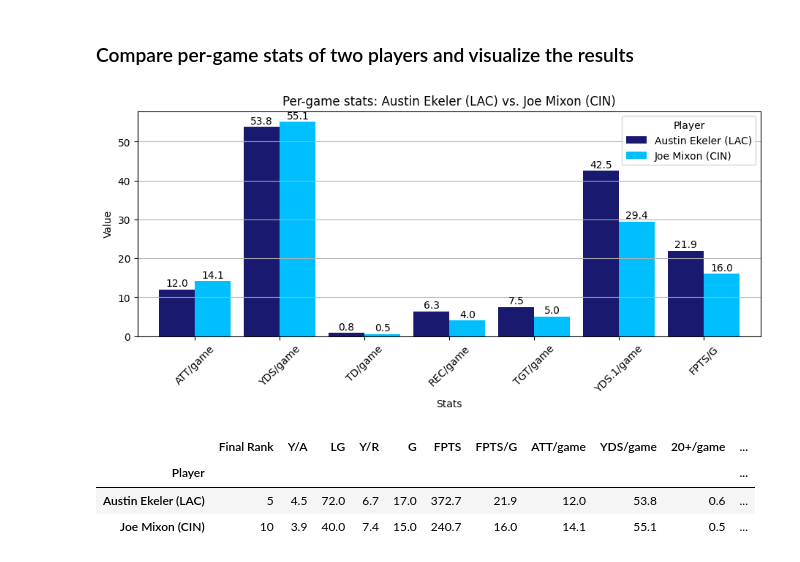
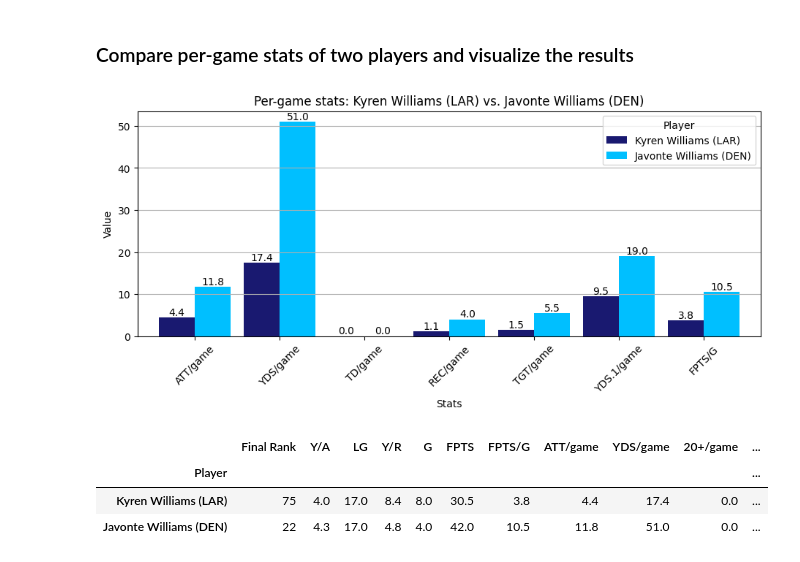
Before and after one commit to meltangonan/fantasy-football, a Jupyter notebook: RB Model.ipynb, the cells around one changed output. Saved outputs shown, nothing was run; the diff lists cells and outputs as text; code cells hidden in the pictures.

Commit message:
input functionality, search by first and/or last name

```diff
--- a/RB Model.ipynb
+++ b/RB Model.ipynb
@@ -316,45 +316,48 @@ player1 = input("Enter player 1 name")
 player2 = input("Enter player 2 name")
 
 # Extract and reorder rows for the two specified players
-players = df[df['Player'].isin([player1, player2])]
+# Filter rows where the 'Player' column contains the names entered by the user
+players = df[df['Player'].str.contains(player1) | df['Player'].str.contains(player2)]
 players.set_index('Player', inplace=True)
-players = players.reindex([player1, player2])
+player1_match = players.index[0] if player1 in players.index[0] else players.index[1]
+player2_match = players.index[1] if player2 in players.index[1] else players.index[0]
+players = players.reindex([player1_match, player2_match])
 
 # Define columns to be compared
 compare_columns = [col.replace('_weighted', '') for col in avg]
 
 # Define a function to compare per-game stats of two players
 def compare(player1, player2):
 
     # Plot the data
     chart = players[compare_columns].T.plot(kind='bar',
                                             color=['midnightblue', 'deepskyblue'],
                                             width=0.85,
                                             figsize=(11,4))
 
     # Format chart
     plt.title(f'Per-game stats: {player1} vs. {player2}')
     plt.xlabel('Stats')
     plt.ylabel('Value')
     plt.grid(axis='y')
     plt.xticks(rotation=45)
 
     # Add data labels above the bars
     for p in chart.patches:
         chart.annotate(f'{p.get_height():.1f}',
                     (p.get_x() + p.get_width() / 2., p.get_height()),
                     ha = 'center', va = 'center',
-                    xytext = (0, 6),
+                    xytext = (0, 5),
                     textcoords = 'offset points')
 
     plt.show()
 
 # Call the 'compare' function which creates and displays the visualization
-compare(player1, player2)
+compare(player1_match, player2_match)
 players[['Final Rank'] + final_columns]
 # %% [output]
-[figure, old version]
+[figure, new version]
 |  | Final Rank | Y/A | LG | Y/R | G | FPTS | FPTS/G | ATT/game | YDS/game | 20+/game | ... |
 | Player |  |  |  |  |  |  |  |  |  |  | ... |
-| Austin Ekeler (LAC) | 5 | 4.5 | 72.0 | 6.7 | 17.0 | 372.7 | 21.9 | 12.0 | 53.8 | 0.6 | ... |
-| Joe Mixon (CIN) | 10 | 3.9 | 40.0 | 7.4 | 15.0 | 240.7 | 16.0 | 14.1 | 55.1 | 0.5 | ... |
+| Kyren Williams (LAR) | 75 | 4.0 | 17.0 | 8.4 | 8.0 | 30.5 | 3.8 | 4.4 | 17.4 | 0.0 | ... |
+| Javonte Williams (DEN) | 22 | 4.3 | 17.0 | 4.8 | 4.0 | 42.0 | 10.5 | 11.8 | 51.0 | 0.0 | ... |
```
Also changed, not shown: 1 other file.
